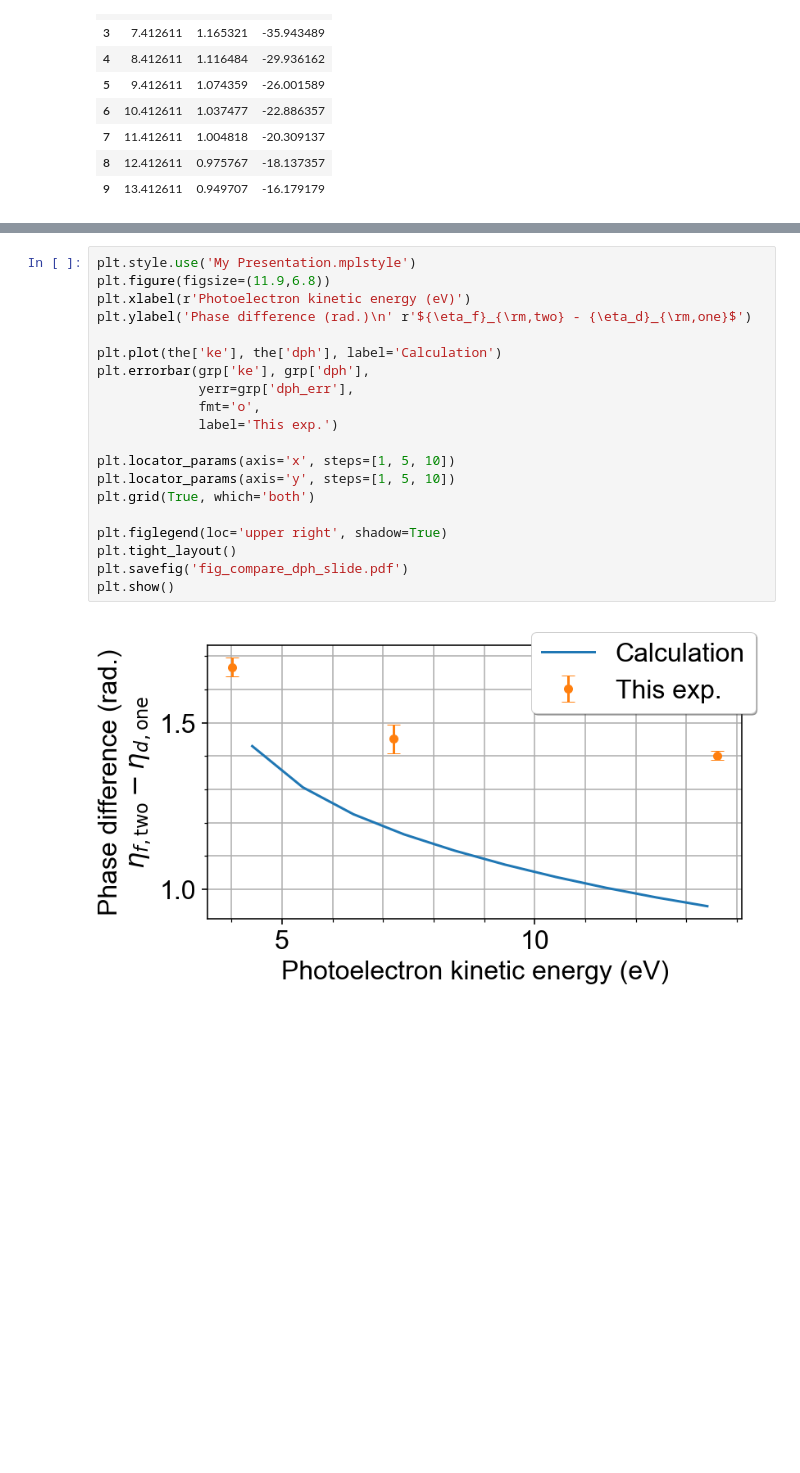
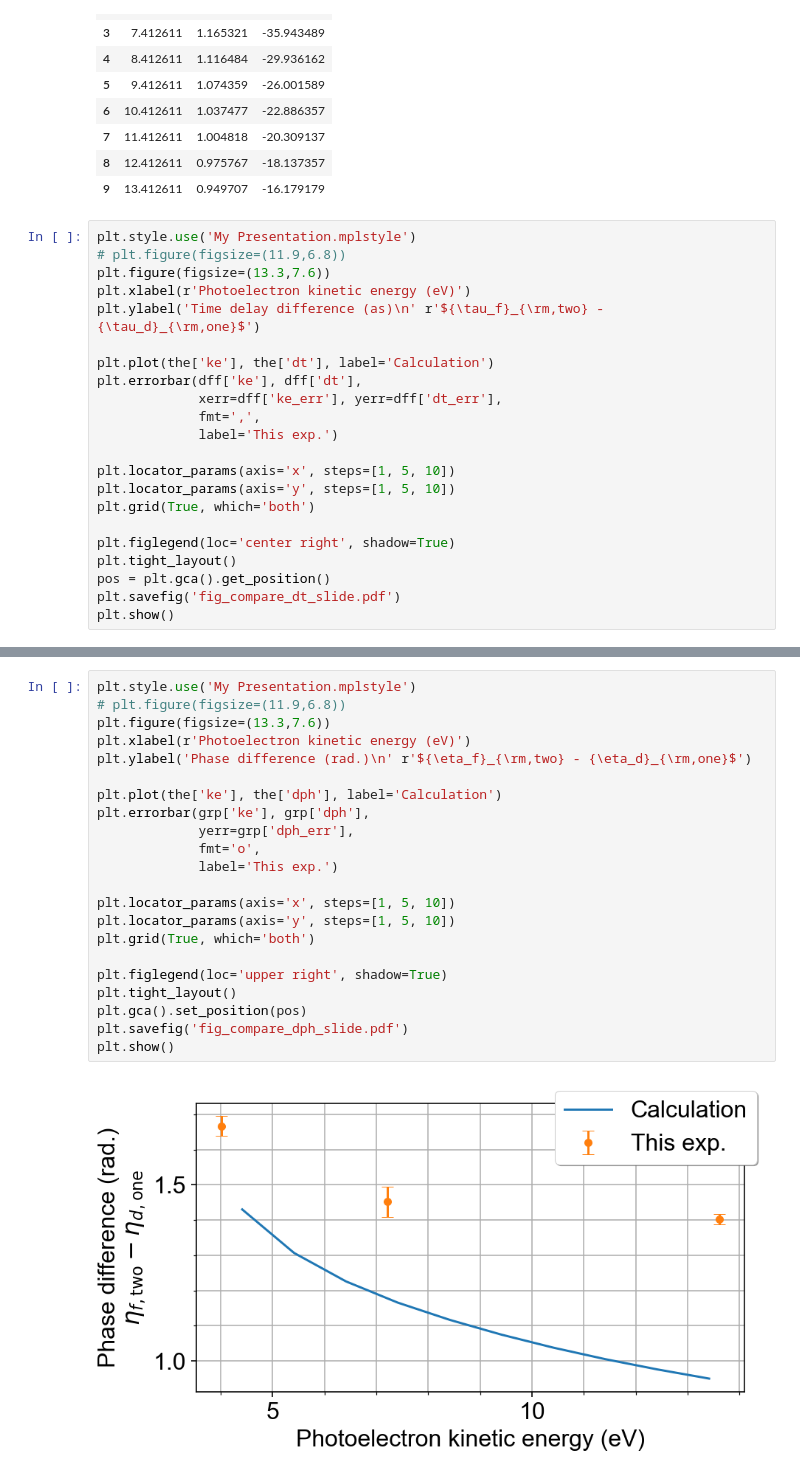
Before and after one commit to DaehyunPY/FERMI20144077, a Jupyter notebook: Notebooks/fig_compare_slide.ipynb, the cells around one changed output, grey strips where cells are left out. Drawn from its saved outputs; the diff is of its cells as text; blank space fills up the shorter version.

Commit message:
Update notebook "fig_compare_slide.ipynb"

```diff
--- a/Notebooks/fig_compare_slide.ipynb
+++ b/Notebooks/fig_compare_slide.ipynb
@@ -56,3 +56,25 @@ the
 | 7 | 11.412611 | 1.004818 | -20.309137 |
 | 8 | 12.412611 | 0.975767 | -18.137357 |
 | 9 | 13.412611 | 0.949707 | -16.179179 |
+# %%
+plt.style.use('My Presentation.mplstyle')
+# plt.figure(figsize=(11.9,6.8))
+plt.figure(figsize=(13.3,7.6))
+plt.xlabel(r'Photoelectron kinetic energy (eV)')
+plt.ylabel('Time delay difference (as)\n' r'${\tau_f}_{\rm,two} - {\tau_d}_{\rm,one}$')
+
+plt.plot(the['ke'], the['dt'], label='Calculation')
+plt.errorbar(dff['ke'], dff['dt'],
+             xerr=dff['ke_err'], yerr=dff['dt_err'],
+             fmt=',',
+             label='This exp.')
+
+plt.locator_params(axis='x', steps=[1, 5, 10])
+plt.locator_params(axis='y', steps=[1, 5, 10])
+plt.grid(True, which='both')
+
+plt.figlegend(loc='center right', shadow=True)
+plt.tight_layout()
+pos = plt.gca().get_position()
+plt.savefig('fig_compare_dt_slide.pdf')
+plt.show()
@@ -59,22 +83,24 @@ the
 # %%
 plt.style.use('My Presentation.mplstyle')
-plt.figure(figsize=(11.9,6.8))
+# plt.figure(figsize=(11.9,6.8))
+plt.figure(figsize=(13.3,7.6))
 plt.xlabel(r'Photoelectron kinetic energy (eV)')
 plt.ylabel('Phase difference (rad.)\n' r'${\eta_f}_{\rm,two} - {\eta_d}_{\rm,one}$')
 
 plt.plot(the['ke'], the['dph'], label='Calculation')
 plt.errorbar(grp['ke'], grp['dph'],
              yerr=grp['dph_err'],
              fmt='o',
              label='This exp.')
 
 plt.locator_params(axis='x', steps=[1, 5, 10])
 plt.locator_params(axis='y', steps=[1, 5, 10])
 plt.grid(True, which='both')
 
 plt.figlegend(loc='upper right', shadow=True)
 plt.tight_layout()
+plt.gca().set_position(pos)
 plt.savefig('fig_compare_dph_slide.pdf')
 plt.show()
 # %% [output]
-[figure, old version]
+[figure, new version]
```
Also changed, not shown: parts of 2 cells of this notebook.
